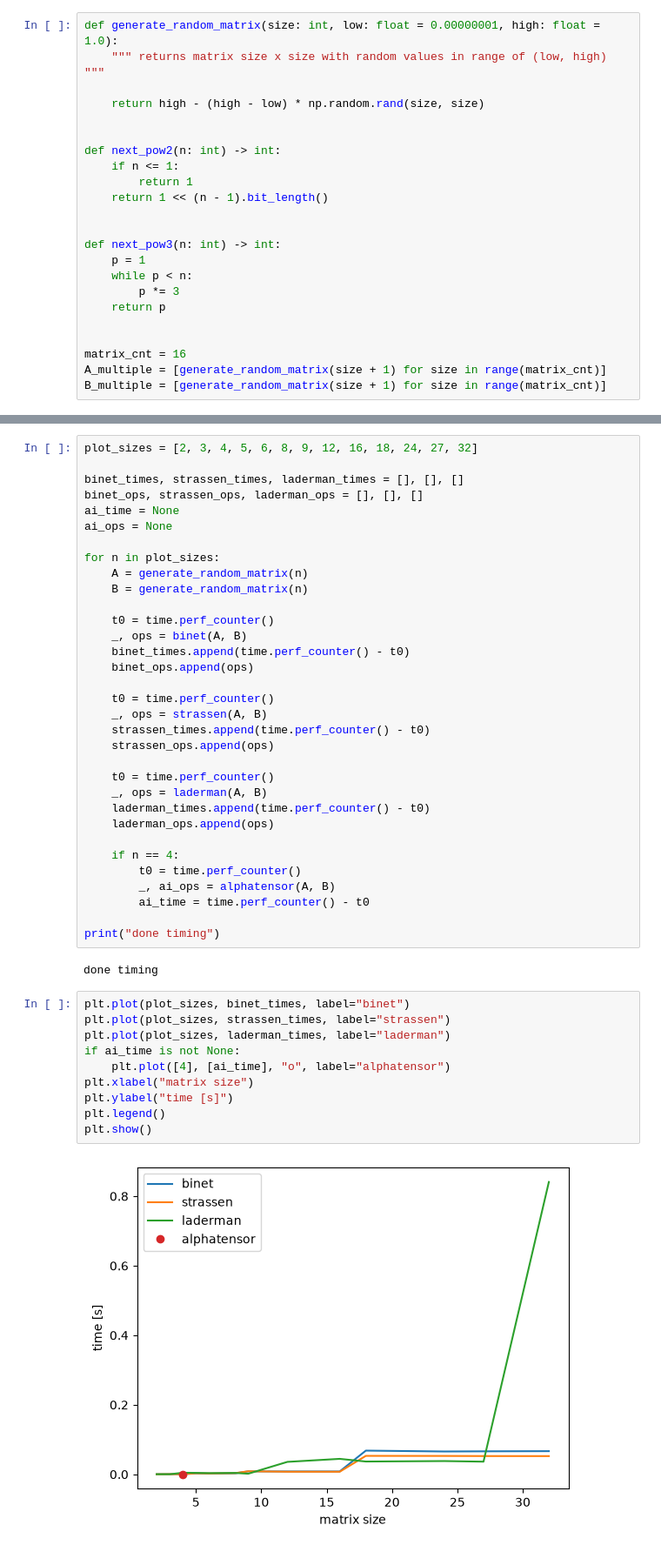
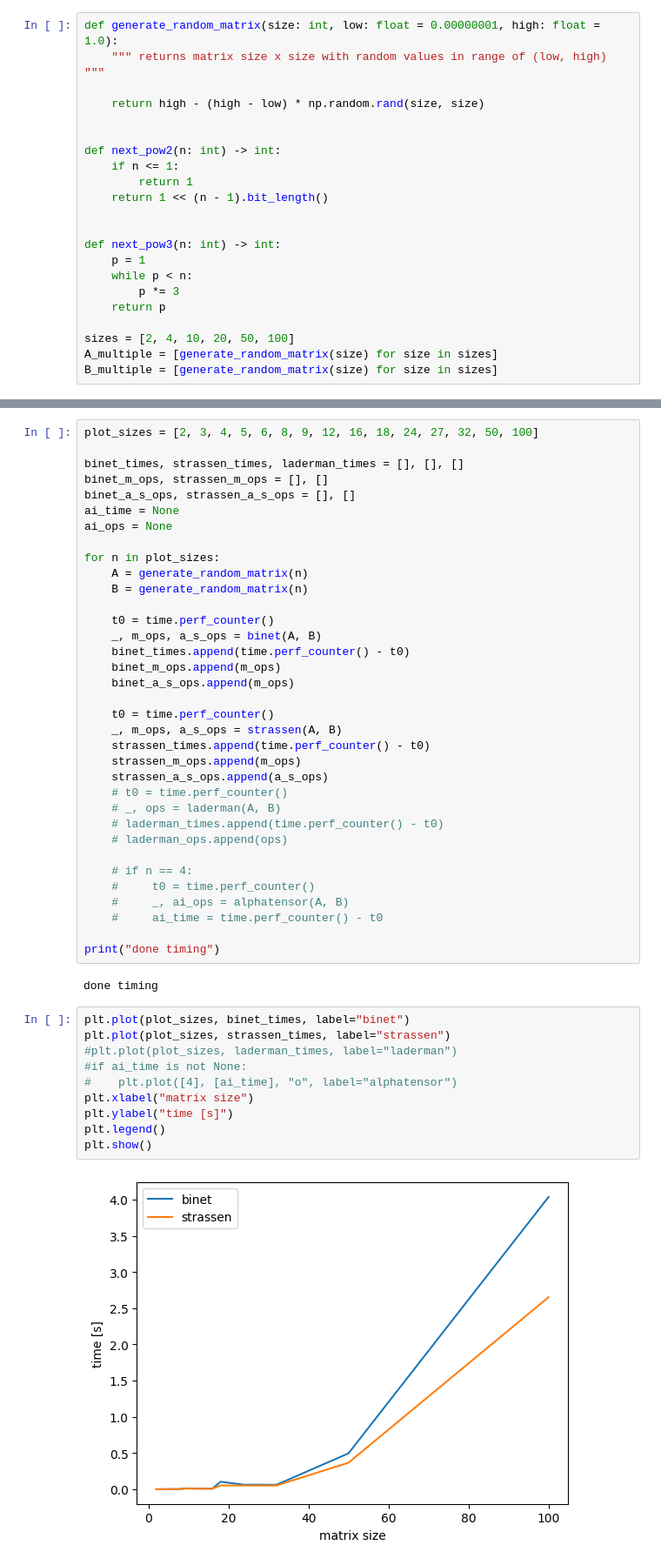
Before and after one commit to WerminskiGabriel/AGH-MatrixAlgo, a Jupyter notebook: lab1/lab1.ipynb, the cells around one changed output, grey strips where cells are left out. Shown at 87% size. Saved outputs shown, nothing was run; the diff lists cells and outputs as text.

```diff
--- a/lab1/lab1.ipynb
+++ b/lab1/lab1.ipynb
@@ -24,9 +24,8 @@ def next_pow3(n: int) -> int:
         p *= 3
     return p
 
-
-matrix_cnt = 16
-A_multiple = [generate_random_matrix(size + 1) for size in range(matrix_cnt)]
-B_multiple = [generate_random_matrix(size + 1) for size in range(matrix_cnt)]
+sizes = [2, 4, 10, 20, 50, 100]
+A_multiple = [generate_random_matrix(size) for size in sizes]
+B_multiple = [generate_random_matrix(size) for size in sizes]
 # %%
 def binet(A, B):
@@ -434,10 +416,11 @@ idx equal close ops
 # %% [markdown]
 # Performance charts
 # %%
-plot_sizes = [2, 3, 4, 5, 6, 8, 9, 12, 16, 18, 24, 27, 32]
+plot_sizes = [2, 3, 4, 5, 6, 8, 9, 12, 16, 18, 24, 27, 32, 50, 100]
 
 binet_times, strassen_times, laderman_times = [], [], []
-binet_ops, strassen_ops, laderman_ops = [], [], []
+binet_m_ops, strassen_m_ops = [], []
+binet_a_s_ops, strassen_a_s_ops = [], []
 ai_time = None
 ai_ops = None
 
@@ -446,24 +429,25 @@ for n in plot_sizes:
     B = generate_random_matrix(n)
 
     t0 = time.perf_counter()
-    _, ops = binet(A, B)
+    _, m_ops, a_s_ops = binet(A, B)
     binet_times.append(time.perf_counter() - t0)
-    binet_ops.append(ops)
+    binet_m_ops.append(m_ops)
+    binet_a_s_ops.append(m_ops)
 
     t0 = time.perf_counter()
-    _, ops = strassen(A, B)
+    _, m_ops, a_s_ops = strassen(A, B)
     strassen_times.append(time.perf_counter() - t0)
-    strassen_ops.append(ops)
+    strassen_m_ops.append(m_ops)
+    strassen_a_s_ops.append(a_s_ops)
+    # t0 = time.perf_counter()
+    # _, ops = laderman(A, B)
+    # laderman_times.append(time.perf_counter() - t0)
+    # laderman_ops.append(ops)
 
-    t0 = time.perf_counter()
-    _, ops = laderman(A, B)
-    laderman_times.append(time.perf_counter() - t0)
-    laderman_ops.append(ops)
-
-    if n == 4:
-        t0 = time.perf_counter()
-        _, ai_ops = alphatensor(A, B)
-        ai_time = time.perf_counter() - t0
+    # if n == 4:
+    #     t0 = time.perf_counter()
+    #     _, ai_ops = alphatensor(A, B)
+    #     ai_time = time.perf_counter() - t0
 
 print("done timing")
 # %% [output]
@@ -471,13 +455,13 @@ done timing
 # %%
 plt.plot(plot_sizes, binet_times, label="binet")
 plt.plot(plot_sizes, strassen_times, label="strassen")
-plt.plot(plot_sizes, laderman_times, label="laderman")
-if ai_time is not None:
-    plt.plot([4], [ai_time], "o", label="alphatensor")
+#plt.plot(plot_sizes, laderman_times, label="laderman")
+#if ai_time is not None:
+#    plt.plot([4], [ai_time], "o", label="alphatensor")
 plt.xlabel("matrix size")
 plt.ylabel("time [s]")
 plt.legend()
 plt.show()
 # %% [output]
-[figure, old version]
+[figure, new version]
 # %%
```
Also changed, not shown: parts of 7 cells of this notebook.
